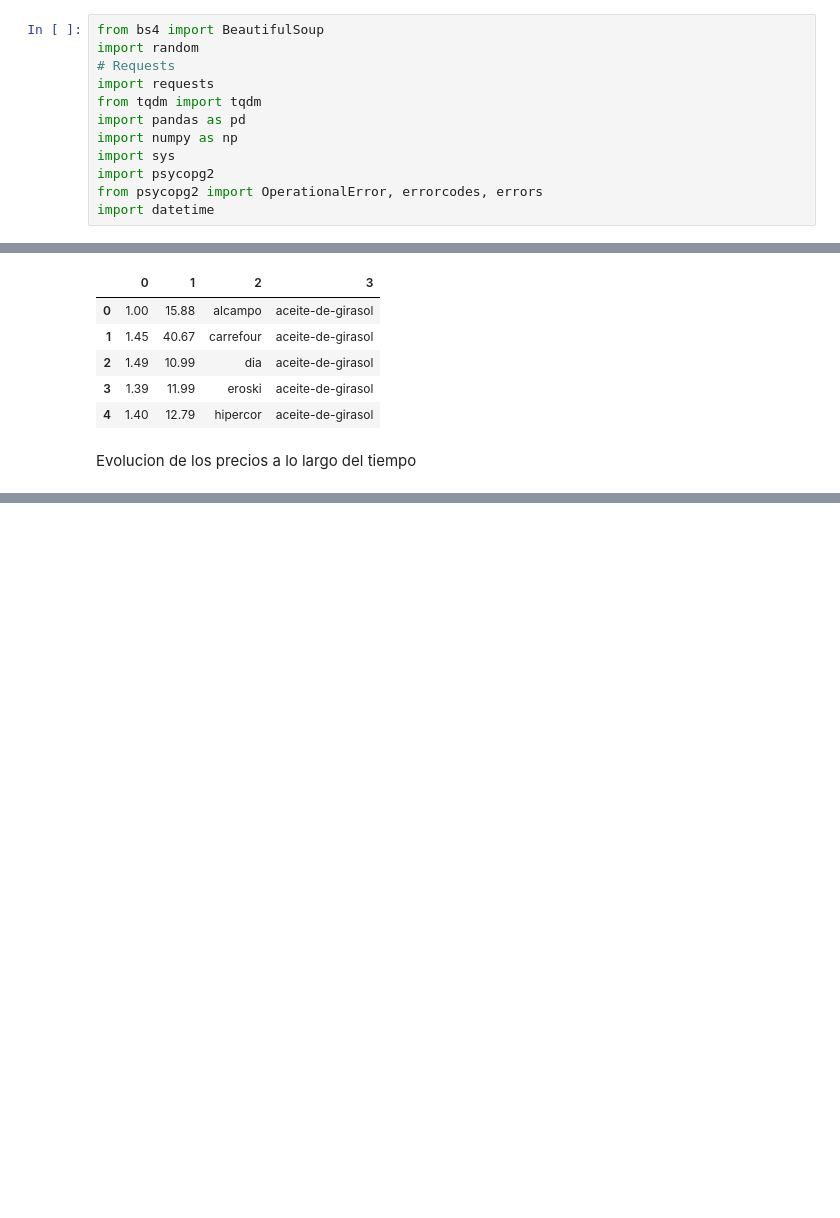
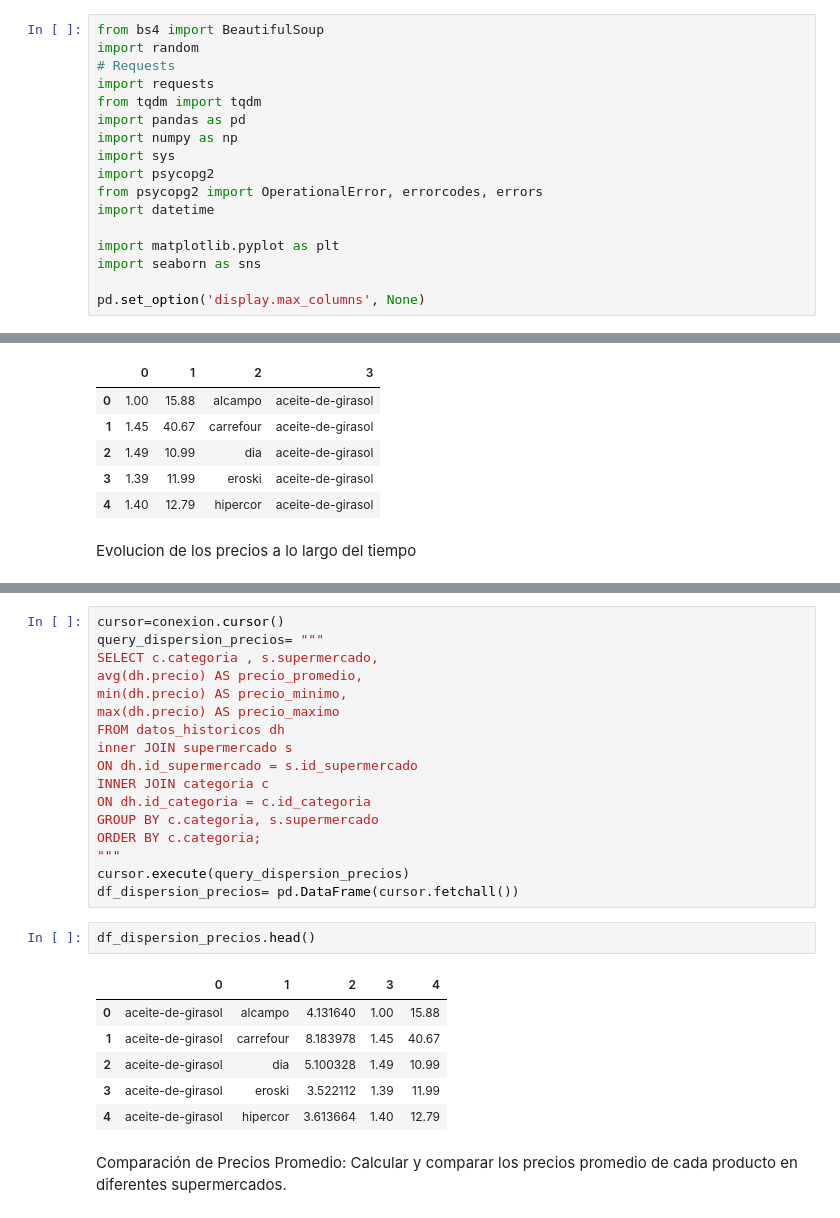
Before and after one commit to ngcarvajall/Proyecto1-AnalisisFacua, a Jupyter notebook: Notebooks/EDA.ipynb, the cells around one changed output, grey strips where cells are left out. Cells and saved outputs as stored; diff of their text form; blank space fills up the shorter version.

```diff
--- a/Notebooks/EDA.ipynb
+++ b/Notebooks/EDA.ipynb
@@ -10,6 +10,11 @@ import sys
 import psycopg2
 from psycopg2 import OperationalError, errorcodes, errors
 import datetime
+
+import matplotlib.pyplot as plt
+import seaborn as sns
+
+pd.set_option('display.max_columns', None)
 # %%
 df_categoria = pd.read_csv('../datos/categorias.csv')
 df_mergeo_1 = pd.read_csv('../datos/precios_mergeo.csv')
@@ -146,0 +286,28 @@ Evolucion de los precios a lo largo del tiempo
+# %%
+cursor=conexion.cursor()
+query_dispersion_precios= """
+SELECT c.categoria , s.supermercado,
+avg(dh.precio) AS precio_promedio,
+min(dh.precio) AS precio_minimo,
+max(dh.precio) AS precio_maximo
+FROM datos_historicos dh
+inner JOIN supermercado s
+ON dh.id_supermercado = s.id_supermercado
+INNER JOIN categoria c
+ON dh.id_categoria = c.id_categoria
+GROUP BY c.categoria, s.supermercado
+ORDER BY c.categoria;
+"""
+cursor.execute(query_dispersion_precios)
+df_dispersion_precios= pd.DataFrame(cursor.fetchall())
+# %%
+df_dispersion_precios.head()
+# %% [output]
+|  | 0 | 1 | 2 | 3 | 4 |
+| 0 | aceite-de-girasol | alcampo | 4.131640 | 1.00 | 15.88 |
+| 1 | aceite-de-girasol | carrefour | 8.183978 | 1.45 | 40.67 |
+| 2 | aceite-de-girasol | dia | 5.100328 | 1.49 | 10.99 |
+| 3 | aceite-de-girasol | eroski | 3.522112 | 1.39 | 11.99 |
+| 4 | aceite-de-girasol | hipercor | 3.613664 | 1.40 | 12.79 |
+# %% [markdown]
+Comparación de Precios Promedio: Calcular y comparar los precios promedio de cada producto en diferentes supermercados.
```
Also changed, not shown: parts of 20 cells of this notebook.
